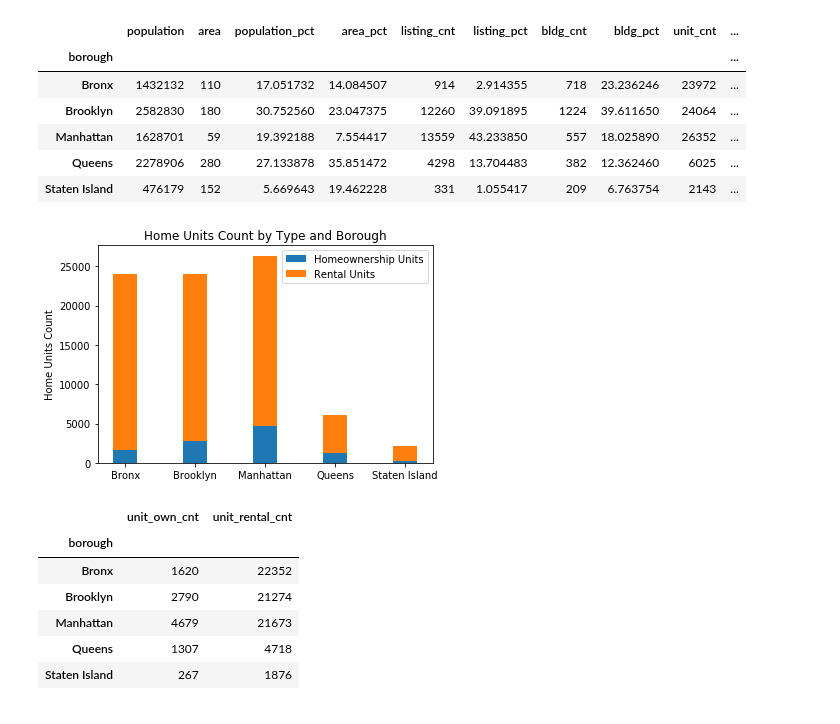
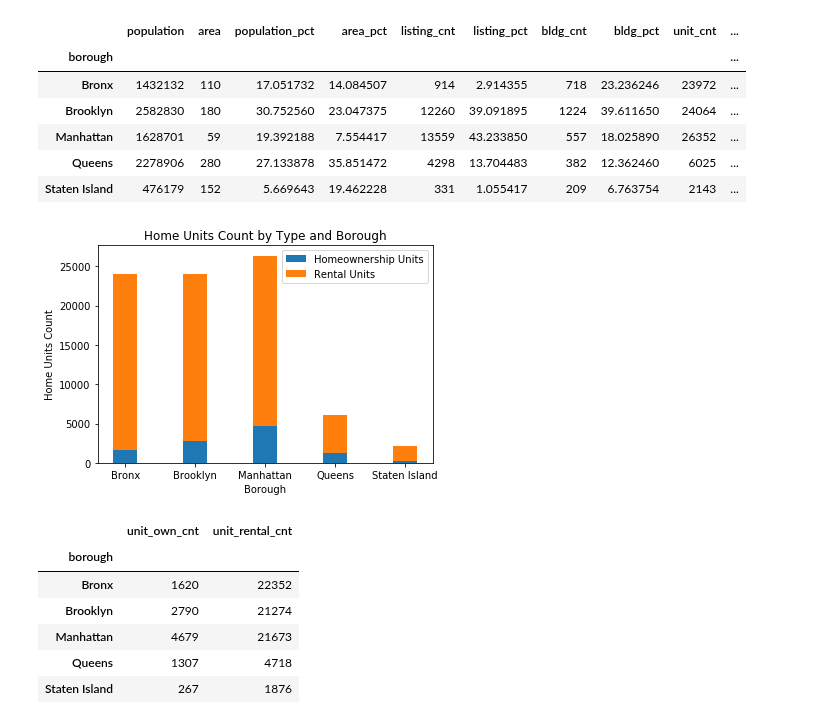
Before and after one commit to hayden4davey/Project1-Group2, a Jupyter notebook: arnold1.ipynb, the cells around one changed output. Saved outputs shown, nothing was run; the diff lists cells and outputs as text; code cells hidden in the pictures.

```diff
--- a/arnold1.ipynb
+++ b/arnold1.ipynb
@@ -128,23 +126,22 @@ df_all
 # %%
 #show bar graph of house units
 fig, ax =  plt.subplots()
 
 ind = np.arange(5)
 width = 0.35
 
 p1 = ax.bar(df_all.index, df_all.unit_own_cnt , width)
-
-
 p2 = ax.bar(df_all.index, df_all.unit_rental_cnt , width, bottom = df_all.unit_own_cnt )
 
 plt.ylabel('Home Units Count')
+plt.xlabel('Borough')
 plt.title('Home Units Count by Type and Borough')
 plt.legend((p1[0], p2[0]), ('Homeownership Units', 'Rental Units'))
 plt.yticks(np.arange(0, 30000, 5000))
 
 plt.show()
 # %% [output]
-[figure, old version]
+[figure, new version]
 # %%
 df_all[['unit_own_cnt', 'unit_rental_cnt']]
 # %% [output]
```
Also changed, not shown: parts of 4 cells of this notebook.
